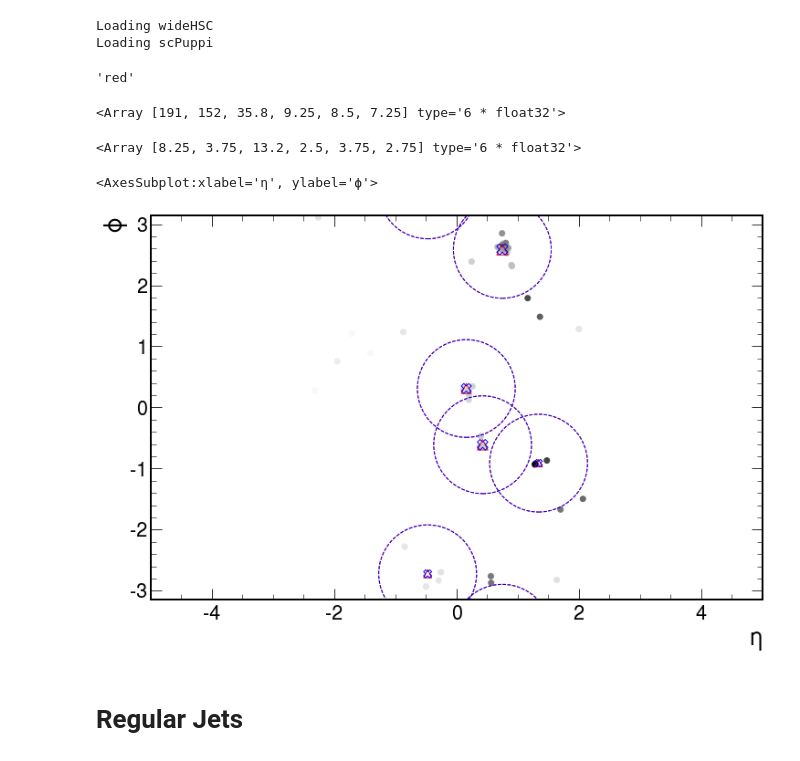
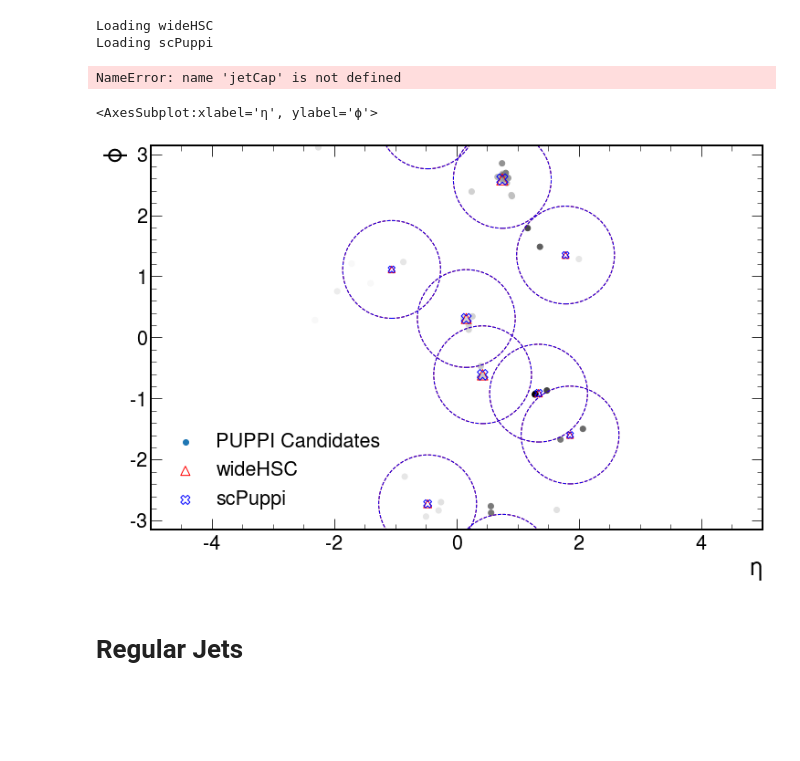
Before and after one commit to lrobertshaw/jetPlotting, a Jupyter notebook: jetAnalysis.ipynb, the cells around one changed output. Saved outputs shown, nothing was run; the diff lists cells and outputs as text; code cells hidden in the pictures; blank space fills up the shorter version.

```diff
--- a/jetAnalysis.ipynb
+++ b/jetAnalysis.ipynb
@@ -40,9 +40,9 @@ class Jet:
 
     class Seeds:
         def __init__(self, data, branch):
-            self.pt = data[branch+"Jets_dau0_pt"].array(),
-            self.eta = data[branch+"Jets_dau0_eta"].array(),
-            self.phi = data[branch+"Jets_dau0_phi"].array(),
+            self.pt = data[branch+"Jets_dau0_pt"].array()
+            self.eta = data[branch+"Jets_dau0_eta"].array()
+            self.phi = data[branch+"Jets_dau0_phi"].array()
 
     def __init__(self, data, branch, colour, marker):
         self.name = branch
@@ -115,12 +115,13 @@ def jetPlotter(Ev, jets, jetCap, r=0.4, jetCircle=False):
     ax.scatter(cands.eta[Ev], cands.phi[Ev], c=np.log(cands.pt[Ev]), cmap="Greys", label="PUPPI Candidates")    # Plot PUPPI candidates
 
     for jetType in jets:    # Iterate over the different types of jets
-        eta, phi, pt = jetType.eta[Ev][:jetCap], jetType.phi[Ev][:jetCap], jetType.pt[Ev][:jetCap]
-        seed_eta, seed_phi, seed_pt = jetType.seeds.eta[0][Ev][:jetCap], jetType.seeds.phi[0][Ev][:jetCap], jetType.seeds.pt[0][Ev][:jetCap]
+        eta, phi, pt = jetType.eta[Ev], jetType.phi[Ev], jetType.pt[Ev]#[:jetCap]
+        seed_eta, seed_phi, seed_pt = jetType.seeds.eta[Ev], jetType.seeds.phi[Ev], jetType.seeds.pt[Ev]
         name, mark, col = jetType.name, jetType.marker, jetType.colour
 
         ax.scatter(eta, phi, s=30*np.log(pt), label=name, marker=mark, edgecolors=col, facecolor='none')    # Plot the jets up to the jet cap
-        for i in range(jetCap):
+        for i, _ in enumerate(pt[:jetCap]):    # Iterate over the jets
+        #for i in range(jetCap):
             if jetCircle:
                 ax.add_patch(plt.Circle((eta[i], phi[i]), r, edgecolor=jetType.colour, facecolor='none', linewidth=1, linestyle="--"))    # Add circle around given jet to the current axis
                 if phi[i] + r > np.pi:
@@ -144,10 +145,10 @@ def jetPlotter(Ev, jets, jetCap, r=0.4, jetCircle=False):
     ax.set_aspect('equal', 'box')
     #ax.set_title("Level 1 jets. Event = {}".format(Ev))
     #mplhep.cms.label(label="Preliminary. Jet classification by three different algorithms. Event = {}".format(Ev), data=True, rlabel='14 TeV, 200 PU', fontsize=10)
-    #ax.legend()
+    ax.legend()
     return ax
 # %% [markdown]
 # Wide cone Jets
 # %%
 ntuple = "~/cernbox/wideCone/wideConeSig.root"
-sig = readData(ntuple, printBranches=True)
+sig = readData(ntuple, printBranches=False)
@@ -181,24 +164,20 @@ wideHSC, sc = jetConstructor(data=sig, jetParams=jetParams)
 # %% [output]
 Loading wideHSC
 Loading scPuppi
-# %%
-wideHSC.colour
-# %% [output]
-'red'
-# %%
-wideHSC.pt[0]
-# %% [output]
-<Array [191, 152, 35.8, 9.25, 8.5, 7.25] type='6 * float32'>
-# %%
-ev=0
-wideHSC.seeds.pt[0][ev]
-# %% [output]
-<Array [8.25, 3.75, 13.2, 2.5, 3.75, 2.75] type='6 * float32'>
+# %%
+jetType=wideHSC
+Ev=1
+
+eta, phi, pt = jetType.eta[Ev], jetType.phi[Ev], jetType.pt[Ev]#[:jetCap]
+seed_eta, seed_phi, seed_pt = jetType.seeds.eta[Ev][:jetCap], jetType.seeds.phi[Ev][:jetCap], jetType.seeds.pt[Ev][:jetCap]
+name, mark, col = jetType.name, jetType.marker, jetType.colour
+# %% [output]
+NameError: name 'jetCap' is not defined
 # %%
-jetPlotter(Ev=1, jets=[wideHSC, sc], jetCap=5, r=0.8, jetCircle=True)
+jetPlotter(Ev=1, jets=[wideHSC, sc], jetCap=50, r=0.8, jetCircle=True)
 # %% [output]
 <AxesSubplot:xlabel='η', ylabel='ϕ'>
-[figure, old version]
+[figure, new version]
 # %% [markdown]
 # Regular Jets
 # %%
```
Also changed, not shown: parts of 1 cell of this notebook.
